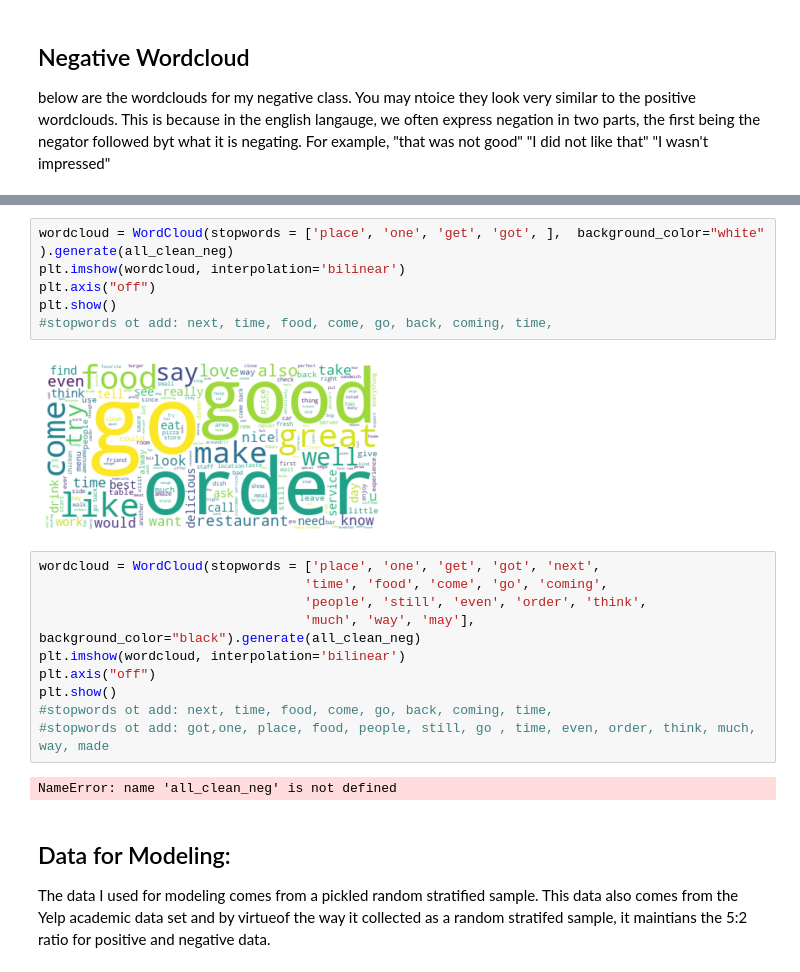
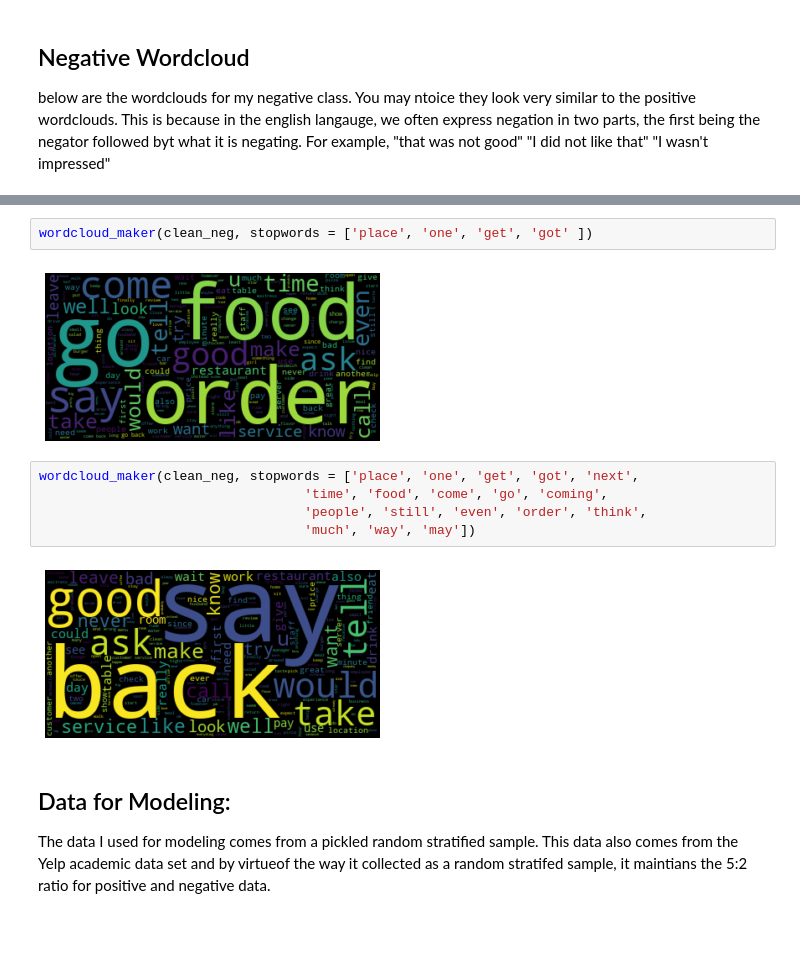
Before and after one commit to edwardsrk/yelp_reviews_tensorflow, a Jupyter notebook: yelp_final_notebook.ipynb, the cells around one changed output, grey strips where cells are left out. Drawn from its saved outputs; the diff is of its cells as text; blank space fills up the shorter version.

```diff
--- a/yelp_final_notebook.ipynb
+++ b/yelp_final_notebook.ipynb
@@ -416,23 +403,14 @@ wordcloud_maker(clean_neg)
-# %%
-wordcloud = WordCloud(stopwords = ['place', 'one', 'get', 'got', ],  background_color="white" ).generate(all_clean_neg)
-plt.imshow(wordcloud, interpolation='bilinear')
-plt.axis("off")
-plt.show()
-#stopwords ot add: next, time, food, come, go, back, coming, time,
-# %% [output]
-[figure, removed]
+# %%
+wordcloud_maker(clean_neg, stopwords = ['place', 'one', 'get', 'got' ])
+# %% [output]
+[figure, added]
 # %%
-wordcloud = WordCloud(stopwords = ['place', 'one', 'get', 'got', 'next',
+wordcloud_maker(clean_neg, stopwords = ['place', 'one', 'get', 'got', 'next',
                                   'time', 'food', 'come', 'go', 'coming',
                                   'people', 'still', 'even', 'order', 'think',
-                                  'much', 'way', 'may'],  background_color="black").generate(all_clean_neg)
-plt.imshow(wordcloud, interpolation='bilinear')
-plt.axis("off")
-plt.show()
-#stopwords ot add: next, time, food, come, go, back, coming, time,
-#stopwords ot add: got,one, place, food, people, still, go , time, even, order, think, much, way, made
+                                  'much', 'way', 'may'])
 # %% [output]
-NameError: name 'all_clean_neg' is not defined
+[figure, added]
 # %% [markdown]
 ## Data for Modeling:
 The data I used for modeling comes from a pickled random stratified sample. This data also comes from the Yelp academic data set and by virtueof the way it collected as a random stratifed sample, it maintians the 5:2 ratio for positive and negative data.
```
Also changed, not shown: parts of 24 cells of this notebook.
